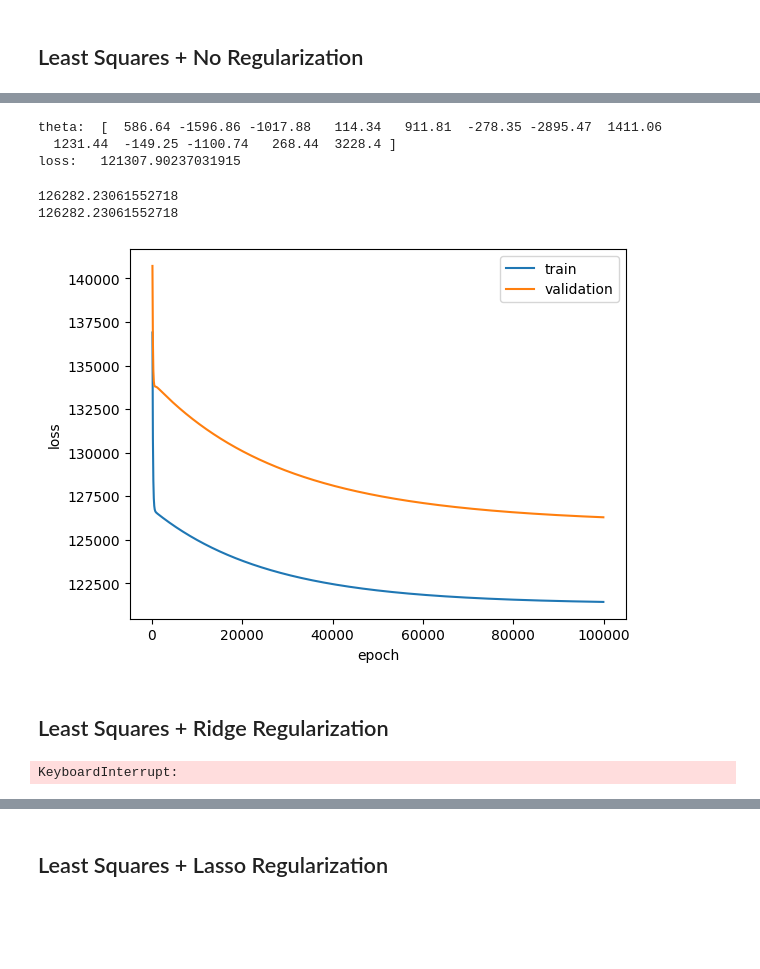
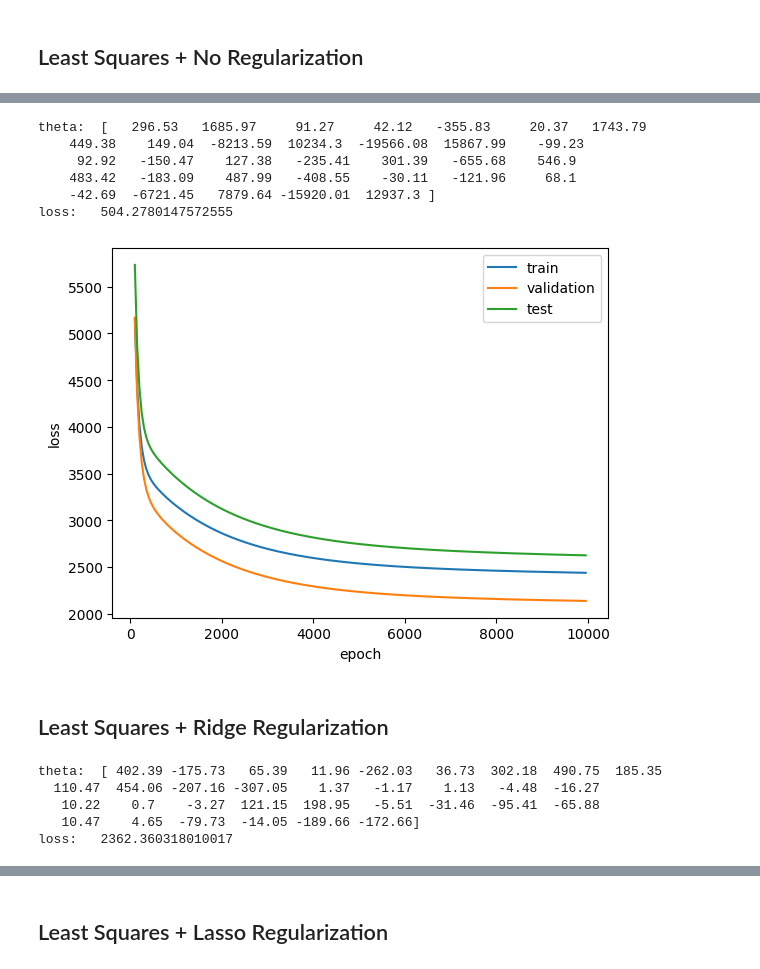
Before and after one commit to Marwyk2003/mpum_miniproject1, a Jupyter notebook: src/regression.ipynb, the cells around one changed output, grey strips where cells are left out. Drawn from its saved outputs; the diff is of its cells as text; code cells hidden in the pictures; blank space fills up the shorter version.

```diff
--- a/src/regression.ipynb
+++ b/src/regression.ipynb
@@ -47,16 +44,19 @@ df_res
 # %%
 df = pd.read_csv('dane_skalowane.data', sep='\t', names=[f'x{i}' for i in range(1, 7)]+['y'])
 
+# df['sin_x1'] = np.sin( 4*np.pi* df[f'x1'])
+# df['sin_x6'] = np.sin( 4*np.pi* df[f'x6'])
+# for i in range(1,7):
+#     for j in [2,3,4,5,6,7,8,9]:
+#         df[f'x{i}^{j}']=df[f'x{i}']**j
+#     for j in range(i+1,7):
+#         df[f'x{i}*{j}']=df[f'x{i}']*df[f'x{j}']
+
+df['sin_x1'] = np.sin( 4*np.pi* df[f'x1'])
+df['sin_x6'] = np.sin( 4*np.pi* df[f'x6'])
 for i in range(1,7):
-    # df[f'sin_x{i}'] = np.sin(df[f'x{i}'])
-    # df[f'cos_x{i}'] = np.cos(df[f'x{i}'])
-    for j in range(2,10):
+    for j in [2,3,8,9]:
         df[f'x{i}^{j}']=df[f'x{i}']**j
-    df[f'x{i}g']= np.exp(-(df[f'x{i}']-np.mean(df[f'x{i}'])/2)**2)
-    # df[f'x{i}g']= np.exp(-(df[f'x{i}']-np.mean(df[f'x{i}'])/3)**2)
-    # df[f'x{i}g']= np.exp(-(df[f'x{i}']-np.mean(df[f'x{i}']))**2)
-    for j in range(i+1,7):
-        df[f'x{i}*{j}']=df[f'x{i}']*df[f'x{j}']
-# df['yy'] = df['y']
+
 df
 # %% [output]
@@ -139,8 +131,10 @@ array([[1.00000000e+00, 2.60869565e-01, 0.00000000e+00, ...,
 # %% [markdown]
 ## Least Squares + No Regularization
 # %%
+%timeit
 ls_model = LeastSquaresModel(train_X, train_y)
-thetas, loss = ls_model.train(100000, step_size=0.1)
-print(f'theta:\t{np.reshape(np.round(thetas[-1],2), thetas[-1].shape[0])}\nloss:\t{loss}')
-print(train_X)
+thetas, loss = ls_model.train(10000, step_size=0.2)
+# print(f'theta:\t{np.reshape(np.round(thetas[-1],2), thetas[-1].shape[0])})')
+print(f'loss:\t{loss}')
+# print(train_X)
 # %% [output]
@@ -157,27 +142,33 @@ loss:   121420.49186113328
 # %%
 ls_model.analytical()
 theta,loss = ls_model.analytical()
-print(f'theta:\t{np.reshape(np.round(theta,2), theta.shape[0])}\nloss:\t{loss}')
+print(f'theta:\t{np.reshape(np.round(theta,2), theta.shape[0])}')
+print(f'loss:\t{loss}')
 # %% [output]
-theta:  [  586.64 -1596.86 -1017.88   114.34   911.81  -278.35 -2895.47  1411.06
-  1231.44  -149.25 -1100.74   268.44  3228.4 ]
-loss:   121307.90237031915
+theta:  [   296.53   1685.97     91.27     42.12   -355.83     20.37   1743.79
+    449.38    149.04  -8213.59  10234.3  -19566.08  15867.99    -99.23
+     92.92   -150.47    127.38   -235.41    301.39   -655.68    546.9
+    483.42   -183.09    487.99   -408.55    -30.11   -121.96     68.1
+    -42.69  -6721.45   7879.64 -15920.01  12937.3 ]
+loss:   504.2780147572555
 # %%
-print(np.mean((ls_model.pred(valid_X, thetas[-1])-valid_y)**2))
-print(ls_model._mse(valid_y, ls_model.pred(valid_X, thetas[-1]), thetas[-1]))
+# print(np.sum((ls_model.pred(valid_X, thetas[-1])-valid_y)**2))
 plot(ls_model, thetas, train_X, train_y, step=50, label='train')
 plot(ls_model, thetas, valid_X, valid_y, step=50, label='validation')
+plot(ls_model, thetas, test_X, test_y, step=50, label='test')
 # %% [output]
-126282.23061552718
-126282.23061552718
-[figure, old version]
+[figure, new version]
 # %% [markdown]
 ## Least Squares + Ridge Regularization
 # %%
 rls_model = RidgeLSModel(train_X, train_y, 0.0000001)
-thetas, loss = rls_model.train(100000, step_size=0.15)
+thetas, loss = rls_model.train(10000, step_size=0.2)
 print(f'theta:\t{np.reshape(np.round(thetas[-1],2), thetas[-1].shape[0])}\nloss:\t{loss}')
 # %% [output]
-KeyboardInterrupt:
+theta:  [ 402.39 -175.73   65.39   11.96 -262.03   36.73  302.18  490.75  185.35
+  110.47  454.06 -207.16 -307.05    1.37   -1.17    1.13   -4.48  -16.27
+   10.22    0.7    -3.27  121.15  198.95   -5.51  -31.46  -95.41  -65.88
+   10.47    4.65  -79.73  -14.05 -189.66 -172.66]
+loss:   2362.360318010017
 # %%
 theta,loss = rls_model.analytical()
```
Also changed, not shown: parts of 15 cells of this notebook, 1 other file.
